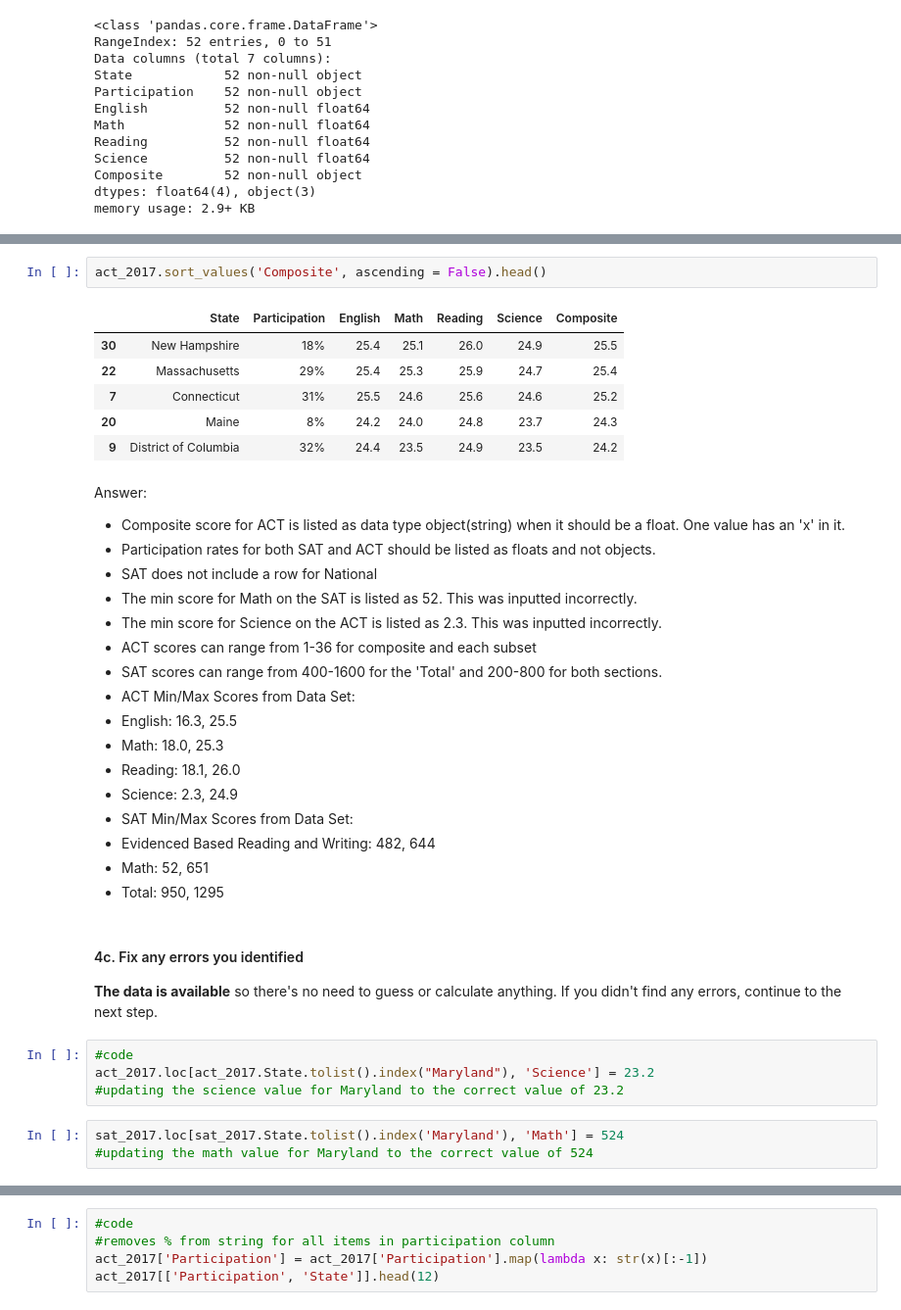
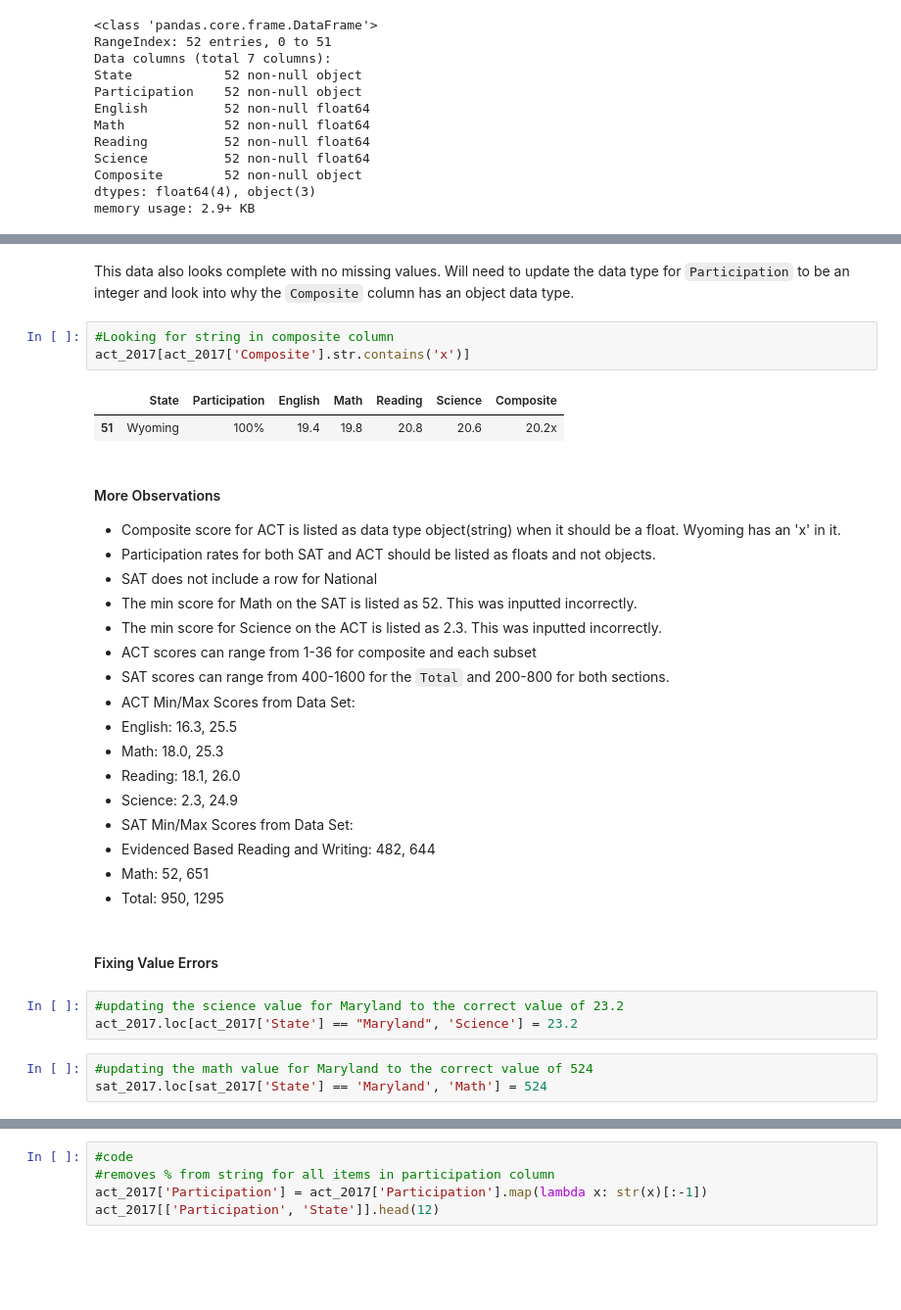
Before and after one commit to lwinter819/Project-1---Participation-Rates, a Jupyter notebook: code/Project 1- Final code.ipynb, the cells around one changed output, grey strips where cells are left out. Shown at 98% size. Drawn from its saved outputs; the diff is of its cells as text; blank space fills up the shorter version.

Commit message:
fixing value errors

```diff
--- a/code/Project 1- Final code.ipynb
+++ b/code/Project 1- Final code.ipynb
@@ -175,22 +174,21 @@ act_2017.sort_values('Science').head()
-# %%
-act_2017.sort_values('Composite', ascending = False).head()
-# %% [output]
-|  | State | Participation | English | Math | Reading | Science | Composite |
-| 30 | New Hampshire | 18% | 25.4 | 25.1 | 26.0 | 24.9 | 25.5 |
-| 22 | Massachusetts | 29% | 25.4 | 25.3 | 25.9 | 24.7 | 25.4 |
-| 7 | Connecticut | 31% | 25.5 | 24.6 | 25.6 | 24.6 | 25.2 |
-| 20 | Maine | 8% | 24.2 | 24.0 | 24.8 | 23.7 | 24.3 |
-| 9 | District of Columbia | 32% | 24.4 | 23.5 | 24.9 | 23.5 | 24.2 |
+# %% [markdown]
+This data also looks complete with no missing values. Will need to update the data type for `Participation` to be an integer and look into why the `Composite` column has an object data type.
+# %%
+#Looking for string in composite column
+act_2017[act_2017['Composite'].str.contains('x')]
+# %% [output]
+|  | State | Participation | English | Math | Reading | Science | Composite |
+| 51 | Wyoming | 100% | 19.4 | 19.8 | 20.8 | 20.6 | 20.2x |
 # %% [markdown]
-Answer:
+#### More Observations
 
- - Composite score for ACT is listed as data type object(string) when it should be a float. One value has an 'x' in it.
+ - Composite score for ACT is listed as data type object(string) when it should be a float. Wyoming has an 'x' in it.
  - Participation rates for both SAT and ACT should be listed as floats and not objects.
  - SAT does not include a row for National
  - The min score for Math on the SAT is listed as 52. This was inputted incorrectly.
  - The min score for Science on the ACT is listed as 2.3. This was inputted incorrectly.
  - ACT scores can range from 1-36 for composite and each subset
- - SAT scores can range from 400-1600 for the 'Total' and 200-800 for both sections.
+ - SAT scores can range from 400-1600 for the `Total` and 200-800 for both sections.
  - ACT Min/Max Scores from Data Set:
   - English: 16.3, 25.5
   - Math: 18.0, 25.3
@@ -200,15 +198,12 @@ Answer:
   - Evidenced Based Reading and Writing: 482, 644
   - Math: 52, 651
   - Total: 950, 1295
-# %% [markdown]
-#### 4c. Fix any errors you identified
-
-**The data is available** so there's no need to guess or calculate anything. If you didn't find any errors, continue to the next step.
+# %% [markdown]
+#### Fixing Value Errors
 # %%
-#code
-act_2017.loc[act_2017.State.tolist().index("Maryland"), 'Science'] = 23.2
 #updating the science value for Maryland to the correct value of 23.2
+act_2017.loc[act_2017['State'] == "Maryland", 'Science'] = 23.2
 # %%
-sat_2017.loc[sat_2017.State.tolist().index('Maryland'), 'Math'] = 524
 #updating the math value for Maryland to the correct value of 524
+sat_2017.loc[sat_2017['State'] == 'Maryland', 'Math'] = 524
 # %%
```
Also changed, not shown: parts of 37 cells of this notebook.
